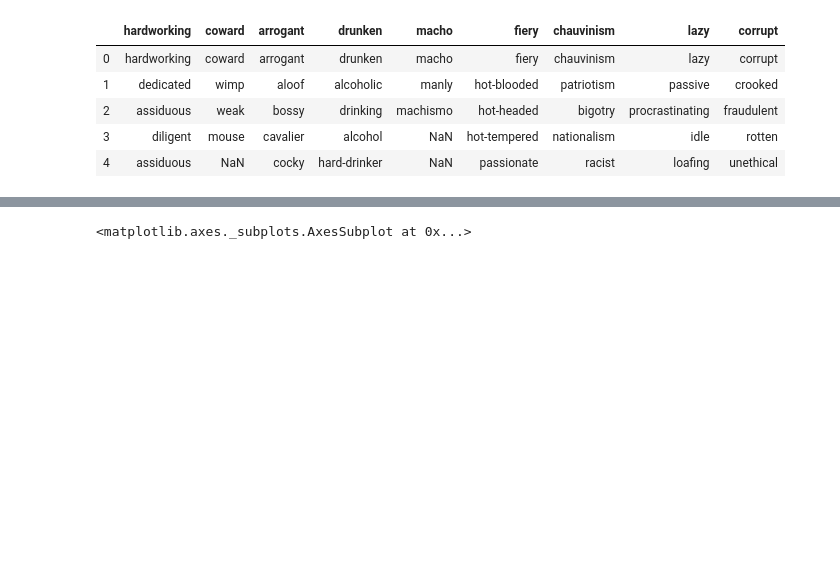
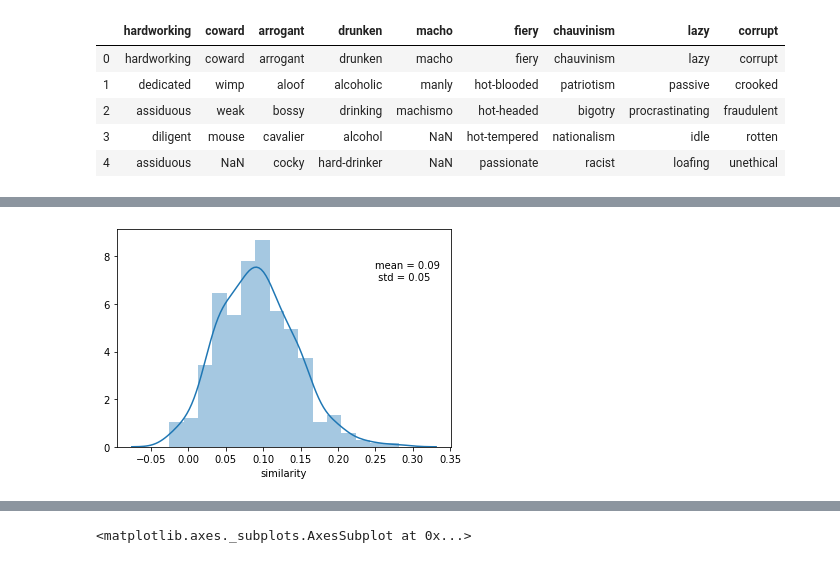
Before and after one commit to SamArgt/BiasWordVec, a Jupyter notebook: europe_stereotypes_analysis.ipynb, the cells around one changed output, grey strips where cells are left out. Saved outputs shown, nothing was run; the diff lists cells and outputs as text; code cells hidden in the pictures; blank space fills up the shorter version.

```diff
--- a/europe_stereotypes_analysis.ipynb
+++ b/europe_stereotypes_analysis.ipynb
@@ -133,0 +193,9 @@ results_df.loc[(results_df.nationality=='british')&(results_df.stereotype=='drun
+# %%
+m = round(results_df.similarity.mean(),2)
+std = round(results_df.similarity.std(), 2)
+plt.figure()
+sns.distplot(results_df.similarity)
+plt.text(s = 'mean = {} \n std = {}'.format(m, std),x = 0.25, y = 7)
+plt.show()
+# %% [output]
+[figure, added]
```
Also changed, not shown: parts of 33 cells of this notebook.
